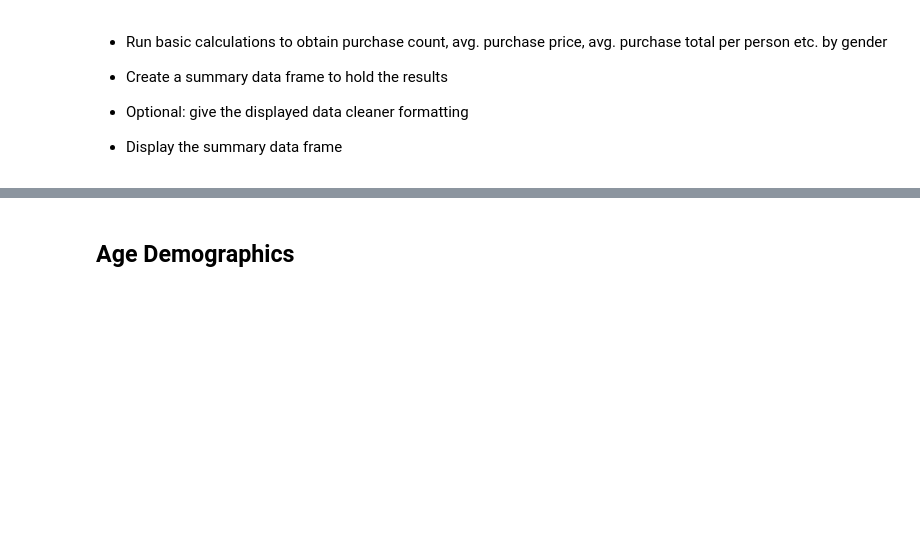
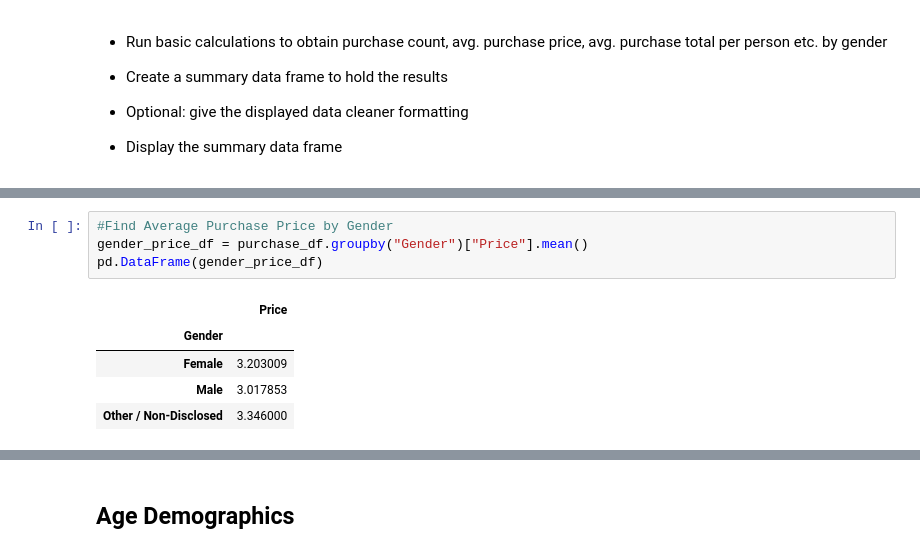
Before and after one commit to msckat11/pandas-challenge, a Jupyter notebook: HeroesOfPymoli/HeroesOfPymoli_starter.ipynb, the cells around one changed output, grey strips where cells are left out. Drawn from its saved outputs; the diff is of its cells as text; blank space fills up the shorter version.

```diff
--- a/HeroesOfPymoli/HeroesOfPymoli_starter.ipynb
+++ b/HeroesOfPymoli/HeroesOfPymoli_starter.ipynb
@@ -165,0 +179,10 @@ gender_df.set_index("Gender")
+# %%
+#Find Average Purchase Price by Gender
+gender_price_df = purchase_df.groupby("Gender")["Price"].mean()
+pd.DataFrame(gender_price_df)
+# %% [output]
+|  | Price |
+| Gender |  |
+| Female | 3.203009 |
+| Male | 3.017853 |
+| Other / Non-Disclosed | 3.346000 |
```
Also changed, not shown: parts of 8 cells of this notebook.
